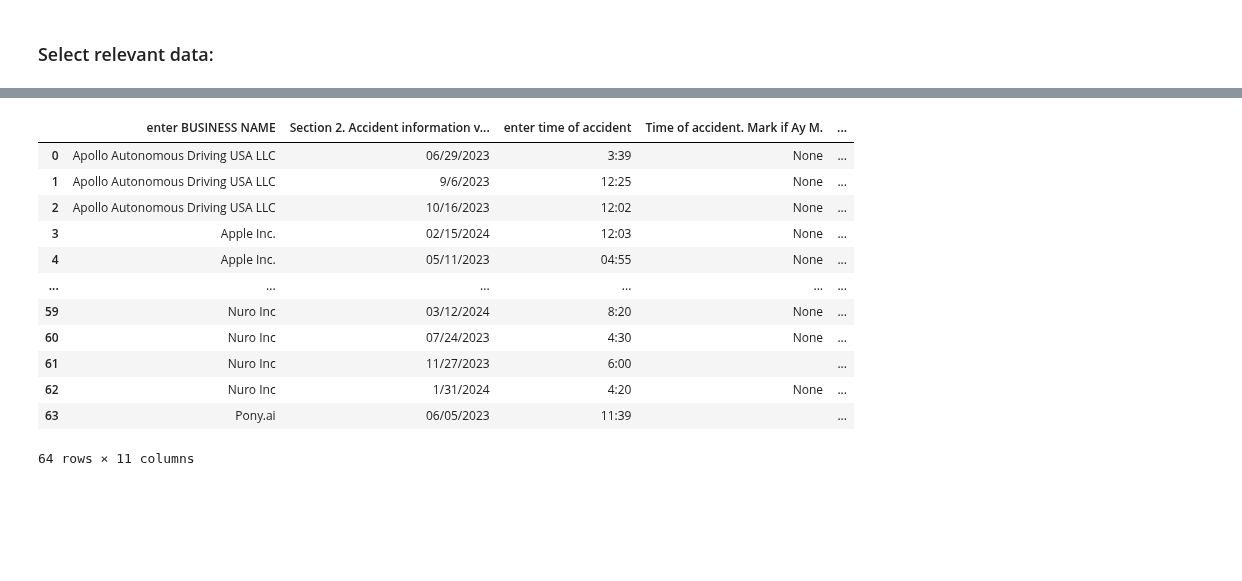
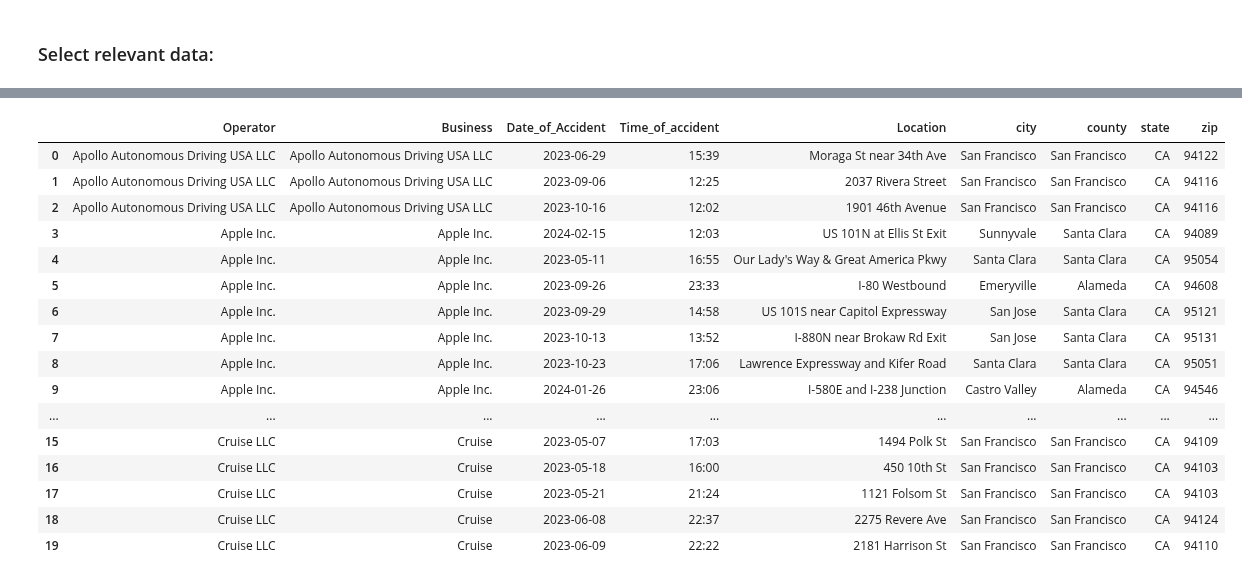
Before and after one commit to Kyle-Markwardt/self-driving-vehicles, a Jupyter notebook: pdf.ipynb, the cells around one changed output, grey strips where cells are left out. Saved outputs shown, nothing was run; the diff lists cells and outputs as text; code cells hidden in the pictures; blank space fills up the shorter version.

```diff
--- a/pdf.ipynb
+++ b/pdf.ipynb
@@ -166,0 +159,3 @@ Extracted data from 139 collision reports.
+# %%
+collision_locations = extract_from_pdf(geo_only)
+collision_locations.head(20)
@@ -167,16 +260,20 @@ Extracted data from 139 collision reports.
 # %%
-collision_locations.head(64)
+collision_locations.head(20)
 # %% [output]
-|  | enter BUSINESS NAME | Section 2. Accident information v... | enter time of accident | Time of accident. Mark if Ay M. | ... |
-| 0 | Apollo Autonomous Driving USA LLC | 06/29/2023 | 3:39 | None | ... |
-| 1 | Apollo Autonomous Driving USA LLC | 9/6/2023 | 12:25 | None | ... |
-| 2 | Apollo Autonomous Driving USA LLC | 10/16/2023 | 12:02 | None | ... |
-| 3 | Apple Inc. | 02/15/2024 | 12:03 | None | ... |
-| 4 | Apple Inc. | 05/11/2023 | 04:55 | None | ... |
-| ... | ... | ... | ... | ... | ... |
-| 59 | Nuro Inc | 03/12/2024 | 8:20 | None | ... |
-| 60 | Nuro Inc | 07/24/2023 | 4:30 | None | ... |
-| 61 | Nuro Inc | 11/27/2023 | 6:00 |  | ... |
-| 62 | Nuro Inc | 1/31/2024 | 4:20 | None | ... |
-| 63 | Pony.ai | 06/05/2023 | 11:39 |  | ... |
+|  | Operator | Business | Date_of_Accident | Time_of_accident | Location | city | county | state | zip |
+| 0 | Apollo Autonomous Driving USA LLC | Apollo Autonomous Driving USA LLC | 2023-06-29 | 15:39 | Moraga St near 34th Ave | San Francisco | San Francisco | CA | 94122 |
+| 1 | Apollo Autonomous Driving USA LLC | Apollo Autonomous Driving USA LLC | 2023-09-06 | 12:25 | 2037 Rivera Street | San Francisco | San Francisco | CA | 94116 |
+| 2 | Apollo Autonomous Driving USA LLC | Apollo Autonomous Driving USA LLC | 2023-10-16 | 12:02 | 1901 46th Avenue | San Francisco | San Francisco | CA | 94116 |
+| 3 | Apple Inc. | Apple Inc. | 2024-02-15 | 12:03 | US 101N at Ellis St Exit | Sunnyvale | Santa Clara | CA | 94089 |
+| 4 | Apple Inc. | Apple Inc. | 2023-05-11 | 16:55 | Our Lady's Way & Great America Pkwy | Santa Clara | Santa Clara | CA | 95054 |
+| 5 | Apple Inc. | Apple Inc. | 2023-09-26 | 23:33 | I-80 Westbound | Emeryville | Alameda | CA | 94608 |
+| 6 | Apple Inc. | Apple Inc. | 2023-09-29 | 14:58 | US 101S near Capitol Expressway | San Jose | Santa Clara | CA | 95121 |
+| 7 | Apple Inc. | Apple Inc. | 2023-10-13 | 13:52 | I-880N near Brokaw Rd Exit | San Jose | Santa Clara | CA | 95131 |
+| 8 | Apple Inc. | Apple Inc. | 2023-10-23 | 17:06 | Lawrence Expressway and Kifer Road | Santa Clara | Santa Clara | CA | 95051 |
+| 9 | Apple Inc. | Apple Inc. | 2024-01-26 | 23:06 | I-580E and I-238 Junction | Castro Valley | Alameda | CA | 94546 |
+| ... | ... | ... | ... | ... | ... | ... | ... | ... | ... |
+| 15 | Cruise LLC | Cruise | 2023-05-07 | 17:03 | 1494 Polk St | San Francisco | San Francisco | CA | 94109 |
+| 16 | Cruise LLC | Cruise | 2023-05-18 | 16:00 | 450 10th St | San Francisco | San Francisco | CA | 94103 |
+| 17 | Cruise LLC | Cruise | 2023-05-21 | 21:24 | 1121 Folsom St | San Francisco | San Francisco | CA | 94103 |
+| 18 | Cruise LLC | Cruise | 2023-06-08 | 22:37 | 2275 Revere Ave | San Francisco | San Francisco | CA | 94124 |
+| 19 | Cruise LLC | Cruise | 2023-06-09 | 22:22 | 2181 Harrison St | San Francisco | San Francisco | CA | 94110 |
-64 rows × 11 columns
```
Also changed, not shown: parts of 11 cells of this notebook, 3 other files.
